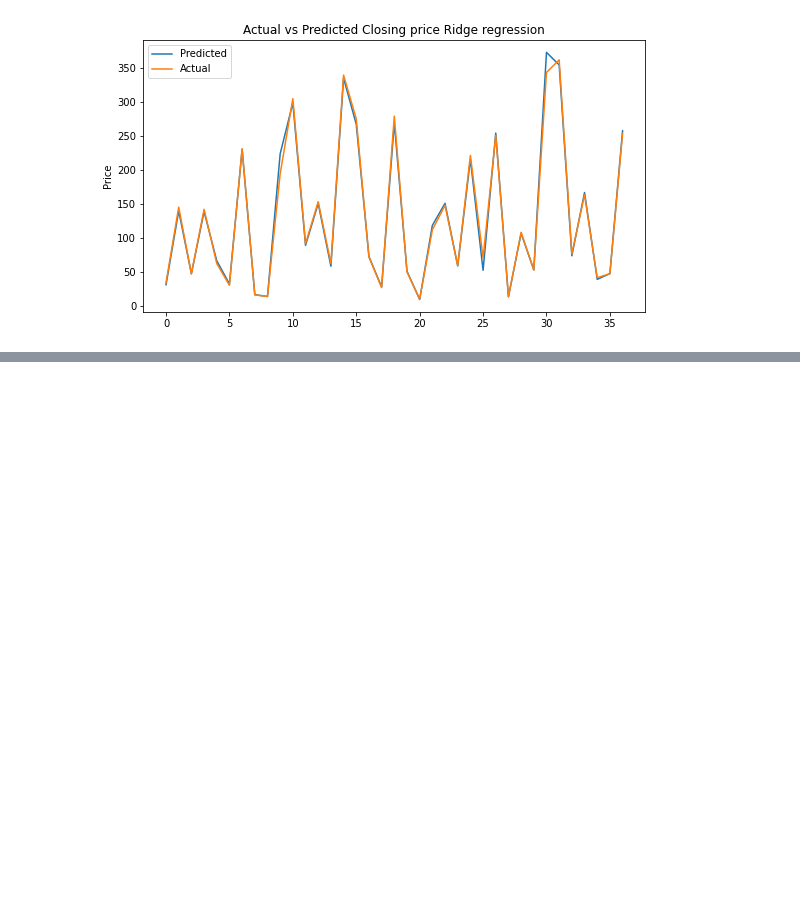
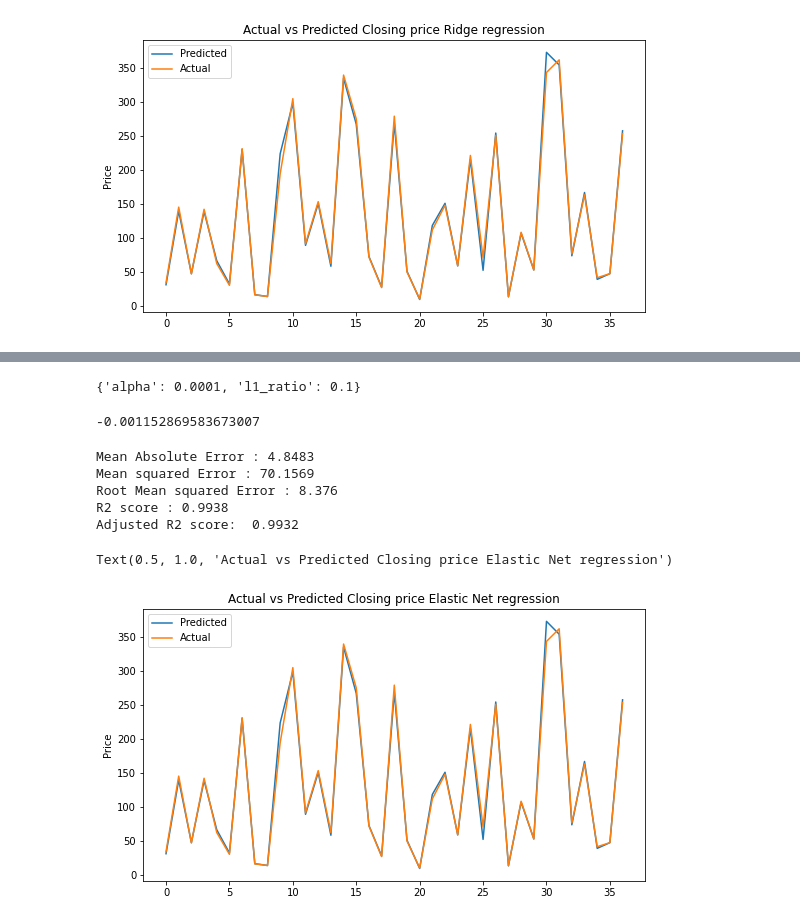
Before and after one commit to Amol2332/yes-bank-stock-price-prediction, a Jupyter notebook: yes_bank.ipynb, the cells around one changed output, grey strips where cells are left out. Cells and saved outputs as stored; diff of their text form; code cells hidden in the pictures; blank space fills up the shorter version.

```diff
--- a/yes_bank.ipynb
+++ b/yes_bank.ipynb
@@ -612,0 +617,12 @@ Text(0.5, 1.0, 'Actual vs Predicted Closing price Ridge regression')
+# %%
+# importing and initializing Elastic-Net Regression.
+from sklearn.linear_model import ElasticNet
+elasticnet_model = ElasticNet(alpha=0.1, l1_ratio=0.5)
+
+# initializing parameter grid.
+elastic_net_param_grid = {'alpha': [1e-15,1e-13,1e-10,1e-8,1e-5,1e-4,1e-3,0.001,0.01,0.02,0.03,0.04,1,5,10,20,40,50,60,100],
+                          'l1_ratio':[0.1,0.2,0.3,0.4,0.5,0.6,0.7,0.8,0.9]}
+
+# cross-validation.
+elasticnet_regressor = GridSearchCV(elasticnet_model, elastic_net_param_grid, scoring='neg_mean_squared_error',cv=5)
+elasticnet_regressor.fit(x_train, y_train)
@@ -612,0 +637,34 @@ Text(0.5, 1.0, 'Actual vs Predicted Closing price Ridge regression')
+# %%
+# finding the best parameter
+elasticnet_regressor.best_params_
+# %% [output]
+{'alpha': 0.0001, 'l1_ratio': 0.1}
+# %%
+# finding the best score for the optimal parameter.
+elasticnet_regressor.best_score_
+# %% [output]
+-0.001152869583673007
+# %%
+# making the predictions.
+y_pred_elastic_net = elasticnet_regressor.predict(x_test)
+# %%
+MAE_elastic_net = round(mean_absolute_error(10**(y_test),10**(y_pred_elastic_net)),4)
+print(f"Mean Absolute Error : {MAE_elastic_net}")
+
+MSE_elastic_net  = round(mean_squared_error(10**(y_test),10**(y_pred_elastic_net)),4)
+print("Mean squared Error :" , MSE_elastic_net)
+
+RMSE_elastic_net = round(np.sqrt(MSE_elastic_net),4)
+print("Root Mean squared Error :" ,RMSE_elastic_net)
+
+R2_elastic_net = round(r2_score(10**(y_test), (10**y_pred_elastic_net)),4)
+print("R2 score :" ,R2_elastic_net)
+
+Adjusted_R2_elastic_net = round(1-(1-r2_score(10**y_test, 10**y_pred_elastic_net))*((x_test.shape[0]-1)/(x_test.shape[0]-x_test.shape[1]-1)),4)
+print("Adjusted R2 score: ", Adjusted_R2_elastic_net)
+# %% [output]
+Mean Absolute Error : 4.8483
+Mean squared Error : 70.1569
+Root Mean squared Error : 8.376
+R2 score : 0.9938
+Adjusted R2 score:  0.9932
@@ -612,0 +675,11 @@ Text(0.5, 1.0, 'Actual vs Predicted Closing price Ridge regression')
+# %%
+# Now let us plot the actual and predicted target variables values.
+plt.figure(figsize=(9,5))
+plt.plot(10**y_pred_elastic_net)
+plt.plot(np.array(10**y_test))
+plt.legend(["Predicted","Actual"])
+plt.ylabel("Price")
+plt.title("Actual vs Predicted Closing price Elastic Net regression")
+# %% [output]
+Text(0.5, 1.0, 'Actual vs Predicted Closing price Elastic Net regression')
+[figure, added]
```
Also changed, not shown: parts of 11 cells of this notebook.
